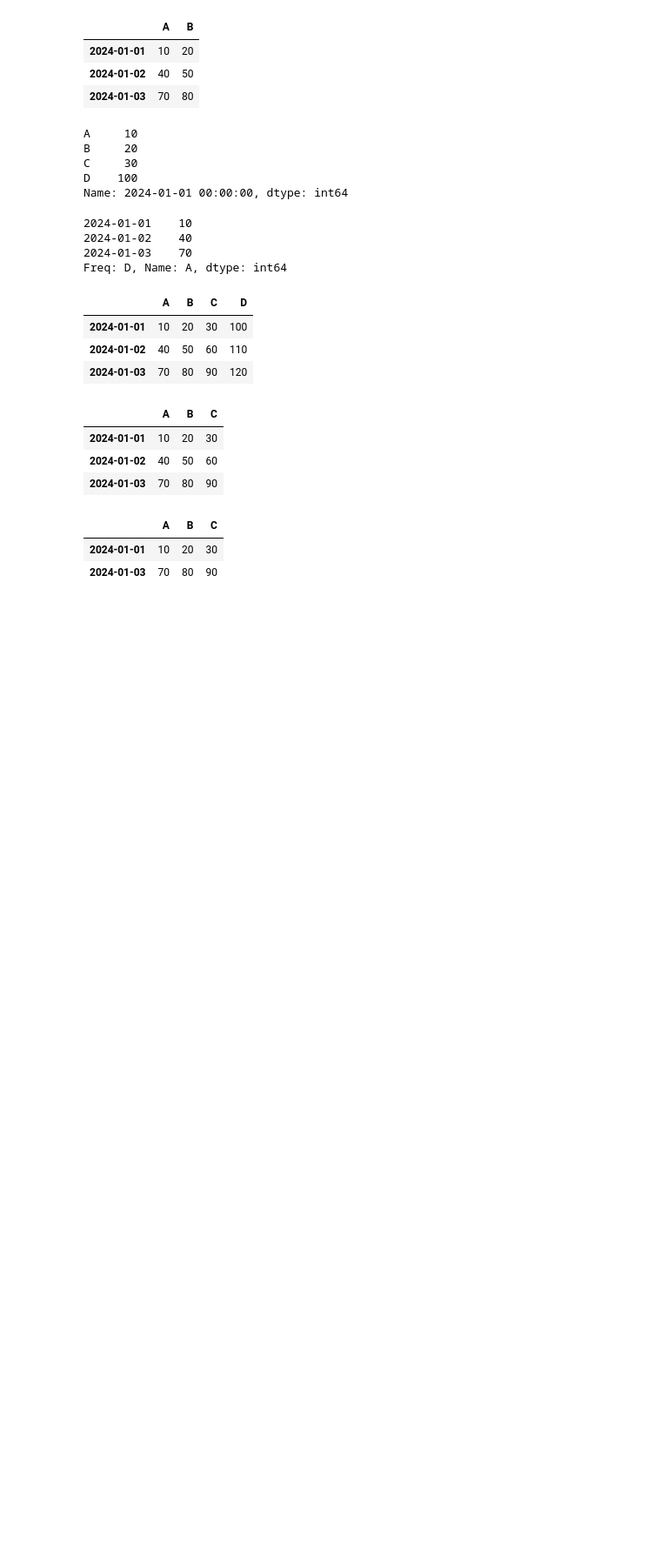
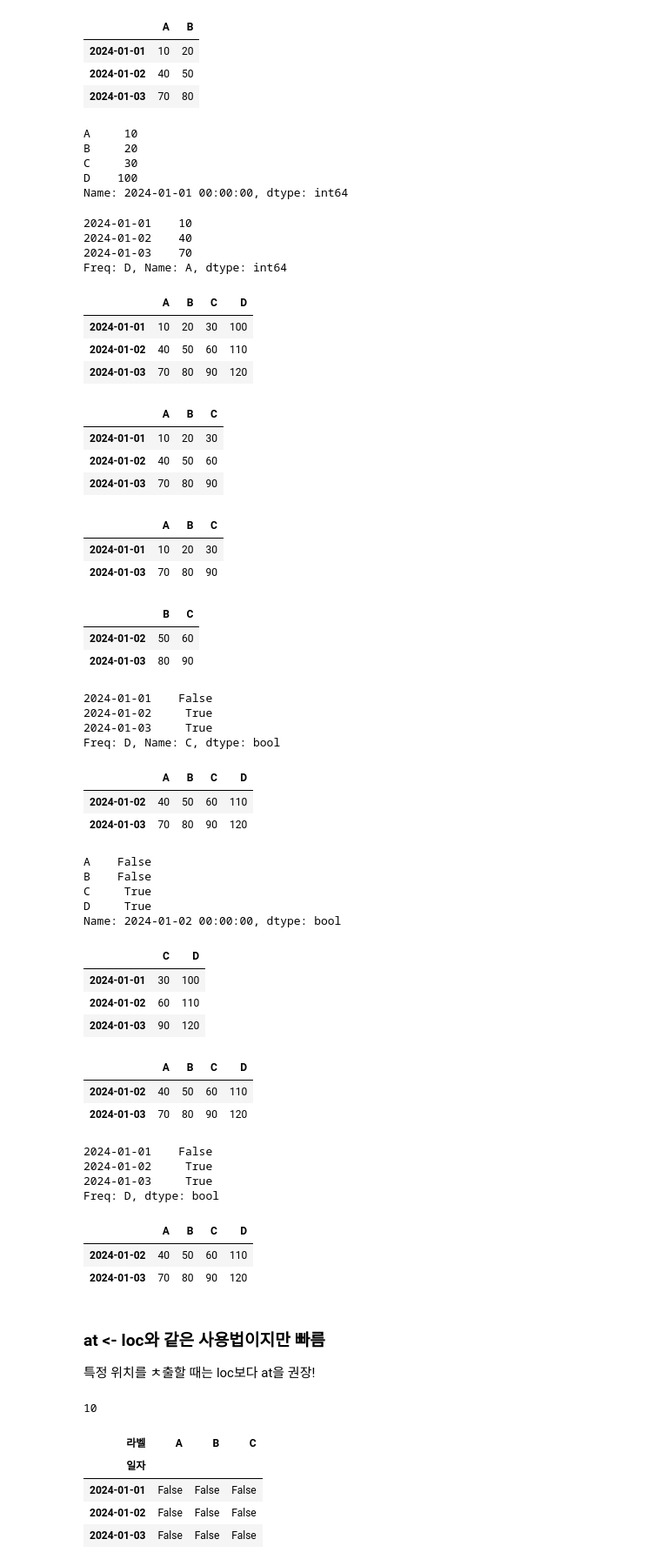
Before and after one commit to bornsoon/labs_python, a Jupyter notebook: src_da/pd_03_데이터프레임.ipynb, the cells around one changed output. Shown: that part at 87% size. Cells and saved outputs as stored; diff of their text form; code cells hidden in the pictures; blank space fills up the shorter version.

```diff
--- a/src_da/pd_03_데이터프레임.ipynb
+++ b/src_da/pd_03_데이터프레임.ipynb
@@ -228,3 +228,72 @@ Freq: D, Name: A, dtype: int64
 |  | A | B | C |
 | 2024-01-01 | 10 | 20 | 30 |
 | 2024-01-03 | 70 | 80 | 90 |
+# %%
+df1 = df2.loc[[False, True, True], [False, True, True, False]]  # 팬시인덱싱(깊은 복사)
+df1
+# %% [output]
+|  | B | C |
+| 2024-01-02 | 50 | 60 |
+| 2024-01-03 | 80 | 90 |
+# %%
+df2.loc[:, 'C'] > 50
+# %% [output]
+2024-01-01    False
+2024-01-02     True
+2024-01-03     True
+Freq: D, Name: C, dtype: bool
+# %%
+df2[df2.loc[:, 'C'] > 50] # 열에 대한 비교연산은 행에 대한 결과는 행에 적용
+# %% [output]
+|  | A | B | C | D |
+| 2024-01-02 | 40 | 50 | 60 | 110 |
+| 2024-01-03 | 70 | 80 | 90 | 120 |
+# %%
+df2.loc['2024-01-02'] > 50 # 행에 대한 비교연산
+# %% [output]
+A    False
+B    False
+C     True
+D     True
+Name: 2024-01-02 00:00:00, dtype: bool
+# %%
+df2.loc[:, df2.loc['2024-01-02'] > 50] # 비교연산의 결과가 열이므로 열에 적용
+# %% [output]
+|  | C | D |
+| 2024-01-01 | 30 | 100 |
+| 2024-01-02 | 60 | 110 |
+| 2024-01-03 | 90 | 120 |
+# %%
+df2.loc[(df2['A']>30) & (df2['C']>50)]
+# %% [output]
+|  | A | B | C | D |
+| 2024-01-02 | 40 | 50 | 60 | 110 |
+| 2024-01-03 | 70 | 80 | 90 | 120 |
+# %%
+(df2['A']>30) & (df2['C']>50)
+# %% [output]
+2024-01-01    False
+2024-01-02     True
+2024-01-03     True
+Freq: D, dtype: bool
+# %%
+df2.loc[lambda x: x.index > '2024-01-01']
+# %% [output]
+|  | A | B | C | D |
+| 2024-01-02 | 40 | 50 | 60 | 110 |
+| 2024-01-03 | 70 | 80 | 90 | 120 |
+# %% [markdown]
+### at <- loc와 같은 사용법이지만 빠름
+특정 위치를 ㅊ출할 때는 loc보다 at을 권장!
+# %%
+df2.at['2024-01-01', 'A']
+# %% [output]
+10
+# %%
+df > 50
+# %% [output]
+| 라벨 | A | B | C |
+| 일자 |  |  |  |
+| 2024-01-01 | False | False | False |
+| 2024-01-02 | False | False | False |
+| 2024-01-03 | False | False | False |
```
Also changed, not shown: parts of 3 cells of this notebook, 4 other files.
